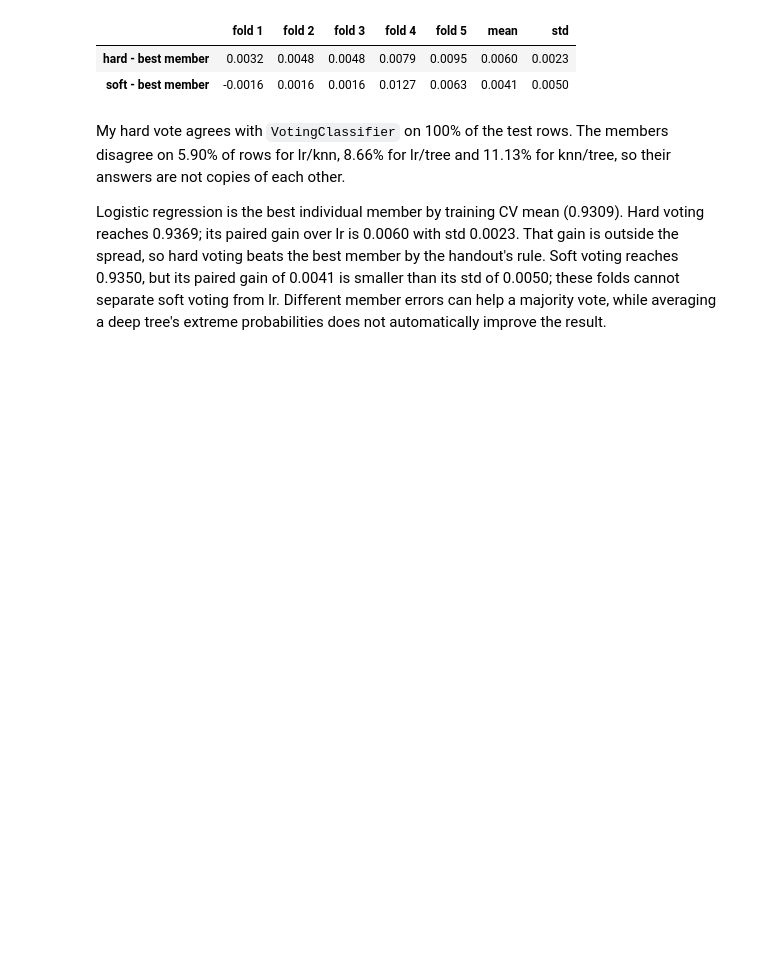
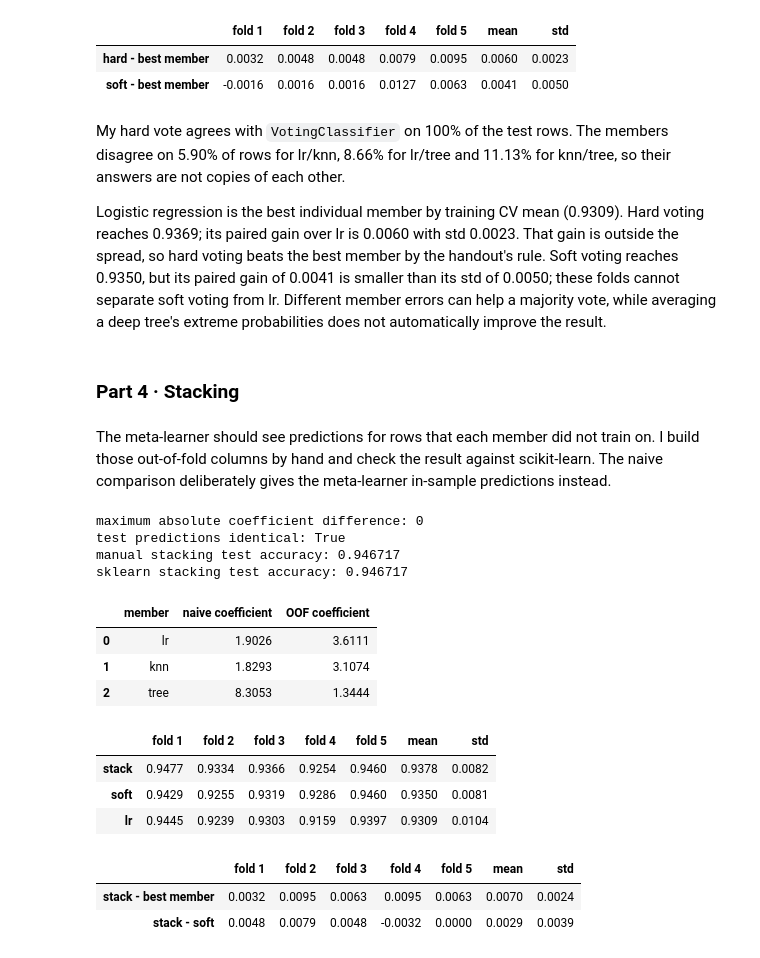
Before and after one commit to danii1kq/li_ML_task_4, a Jupyter notebook: li_task4.ipynb, the cells around one changed output. Saved outputs shown, nothing was run; the diff lists cells and outputs as text; code cells hidden in the pictures; blank space fills up the shorter version.

Commit message:
Part 4: reproduce out-of-fold stacking and compare meta weights

```diff
--- a/li_task4.ipynb
+++ b/li_task4.ipynb
@@ -374,3 +374,70 @@ best member by training CV: lr
 My hard vote agrees with `VotingClassifier` on 100% of the test rows. The members disagree on 5.90% of rows for lr/knn, 8.66% for lr/tree and 11.13% for knn/tree, so their answers are not copies of each other.
 
 Logistic regression is the best individual member by training CV mean (0.9309). Hard voting reaches 0.9369; its paired gain over lr is 0.0060 with std 0.0023. That gain is outside the spread, so hard voting beats the best member by the handout's rule. Soft voting reaches 0.9350, but its paired gain of 0.0041 is smaller than its std of 0.0050; these folds cannot separate soft voting from lr. Different member errors can help a majority vote, while averaging a deep tree's extreme probabilities does not automatically improve the result.
+# %% [markdown]
+### Part 4 · Stacking
+# %% [markdown]
+The meta-learner should see predictions for rows that each member did not train on. I build those out-of-fold columns by hand and check the result against scikit-learn. The naive comparison deliberately gives the meta-learner in-sample predictions instead.
+# %%
+from sklearn.ensemble import StackingClassifier
+
+meta_train = np.column_stack([
+    cross_val_predict(model, X_train, y_train, cv=cv, method="predict_proba")[:, 1]
+    for name, model in members
+])
+assert meta_train.shape == (len(y_train), 3)
+meta = LogisticRegression().fit(meta_train, y_train)
+meta_test = np.column_stack([
+    fitted_members[name].predict_proba(X_test)[:, 1] for name, model in members
+])
+manual_stack_pred = meta.predict(meta_test)
+stack = StackingClassifier(members, LogisticRegression(), cv=cv).fit(X_train, y_train)
+sklearn_stack_pred = stack.predict(X_test)
+
+coef_gap = np.max(np.abs(meta.coef_ - stack.final_estimator_.coef_))
+manual_stack_accuracy = accuracy_score(y_test, manual_stack_pred)
+print(f"maximum absolute coefficient difference: {coef_gap:.12g}")
+print("test predictions identical:", np.array_equal(manual_stack_pred, sklearn_stack_pred))
+print(f"manual stacking test accuracy: {manual_stack_accuracy:.6f}")
+print(f"sklearn stacking test accuracy: {stack.score(X_test, y_test):.6f}")
+assert np.allclose(meta.coef_, stack.final_estimator_.coef_, rtol=1e-10, atol=1e-10)
+assert np.array_equal(manual_stack_pred, sklearn_stack_pred)
+# %% [output]
+maximum absolute coefficient difference: 0
+test predictions identical: True
+manual stacking test accuracy: 0.946717
+sklearn stacking test accuracy: 0.946717
+# %%
+naive_train = np.column_stack([
+    clone(model).fit(X_train, y_train).predict_proba(X_train)[:, 1]
+    for name, model in members
+])
+naive_meta = LogisticRegression().fit(naive_train, y_train)
+meta_coefficients = pd.DataFrame({
+    "member": member_names,
+    "naive coefficient": naive_meta.coef_[0],
+    "OOF coefficient": meta.coef_[0],
+})
+display(meta_coefficients.round(4))
+# %% [output]
+|  | member | naive coefficient | OOF coefficient |
+| 0 | lr | 1.9026 | 3.6111 |
+| 1 | knn | 1.8293 | 3.1074 |
+| 2 | tree | 8.3053 | 1.3444 |
+# %%
+cv_scores["stack"] = cross_validate(
+    stack, X_train, y_train, cv=cv, scoring="accuracy")["test_score"]
+display(score_table({name: cv_scores[name] for name in ["stack", "soft", best_member_name]}).round(4))
+part4_differences = {
+    "stack - best member": cv_scores["stack"] - cv_scores[best_member_name],
+    "stack - soft": cv_scores["stack"] - cv_scores["soft"],
+}
+display(score_table(part4_differences).round(4))
+# %% [output]
+|  | fold 1 | fold 2 | fold 3 | fold 4 | fold 5 | mean | std |
+| stack | 0.9477 | 0.9334 | 0.9366 | 0.9254 | 0.9460 | 0.9378 | 0.0082 |
+| soft | 0.9429 | 0.9255 | 0.9319 | 0.9286 | 0.9460 | 0.9350 | 0.0081 |
+| lr | 0.9445 | 0.9239 | 0.9303 | 0.9159 | 0.9397 | 0.9309 | 0.0104 |
+|  | fold 1 | fold 2 | fold 3 | fold 4 | fold 5 | mean | std |
+| stack - best member | 0.0032 | 0.0095 | 0.0063 | 0.0095 | 0.0063 | 0.0070 | 0.0024 |
+| stack - soft | 0.0048 | 0.0079 | 0.0048 | -0.0032 | 0.0000 | 0.0029 | 0.0039 |
```
Also changed, not shown: parts of 1 cell of this notebook.
